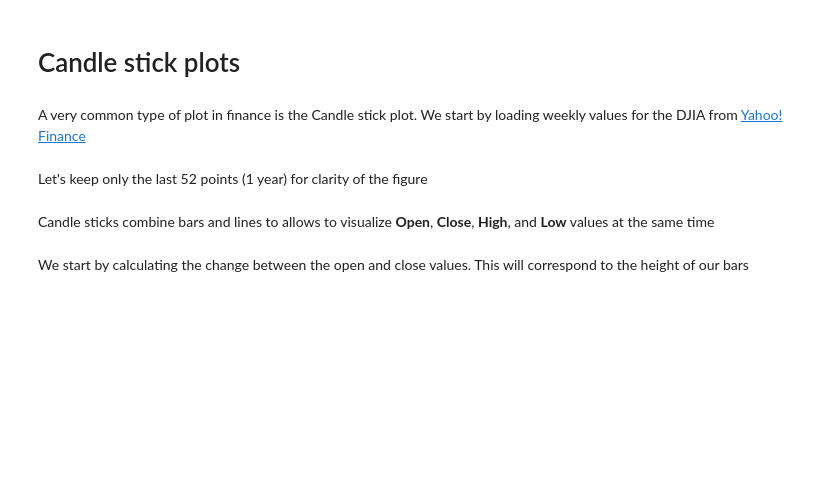
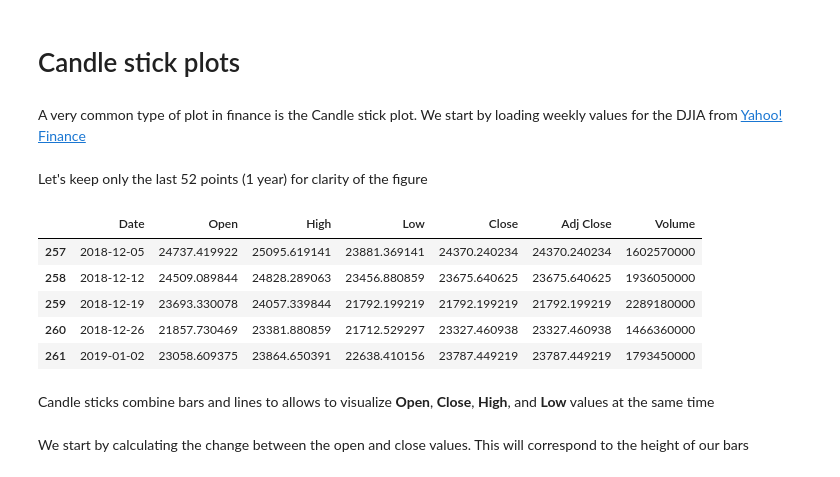
Before and after one commit to DataForScience/DataViz, a Jupyter notebook: 1. Matplotlib.ipynb, the cells around one changed output. Cells and saved outputs as stored; diff of their text form; code cells hidden in the pictures; blank space fills up the shorter version.

```diff
--- a/1. Matplotlib.ipynb
+++ b/1. Matplotlib.ipynb
@@ -379,6 +383,15 @@ djia = pd.read_csv('data/DJIA.csv')
 Let's keep only the last 52 points (1 year) for clarity of the figure
 # %%
 djia = djia.iloc[-52:]
+# %%
+djia.head()
+# %% [output]
+|  | Date | Open | High | Low | Close | Adj Close | Volume |
+| 257 | 2018-12-05 | 24737.419922 | 25095.619141 | 23881.369141 | 24370.240234 | 24370.240234 | 1602570000 |
+| 258 | 2018-12-12 | 24509.089844 | 24828.289063 | 23456.880859 | 23675.640625 | 23675.640625 | 1936050000 |
+| 259 | 2018-12-19 | 23693.330078 | 24057.339844 | 21792.199219 | 21792.199219 | 21792.199219 | 2289180000 |
+| 260 | 2018-12-26 | 21857.730469 | 23381.880859 | 21712.529297 | 23327.460938 | 23327.460938 | 1466360000 |
+| 261 | 2019-01-02 | 23058.609375 | 23864.650391 | 22638.410156 | 23787.449219 | 23787.449219 | 1793450000 |
 # %% [markdown]
 Candle sticks combine bars and lines to allows to visualize __Open__, __Close__, __High__, and __Low__ values at the same time
 # %%
```
Also changed, not shown: parts of 8 cells of this notebook, 2 other files.
